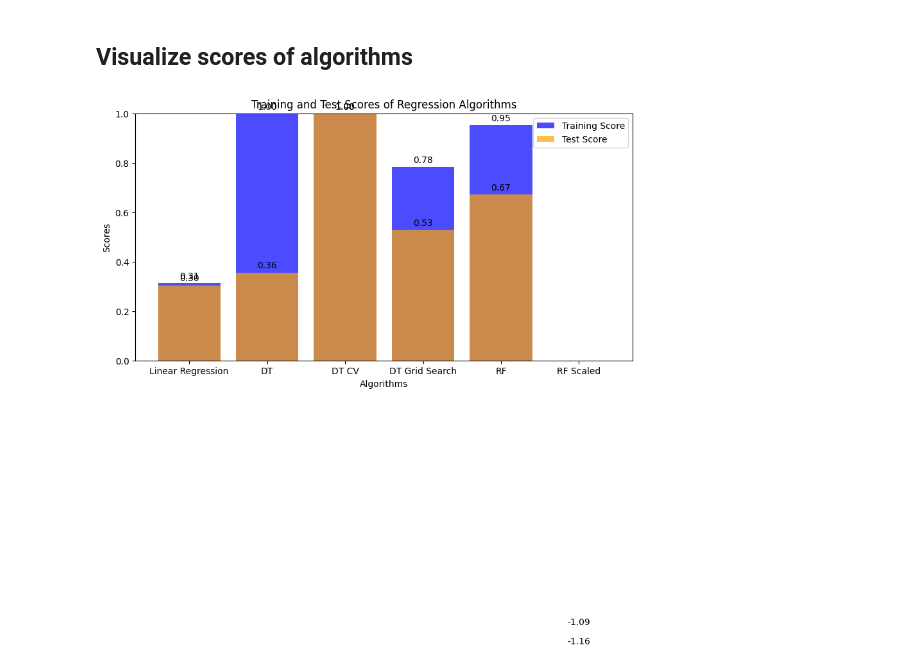
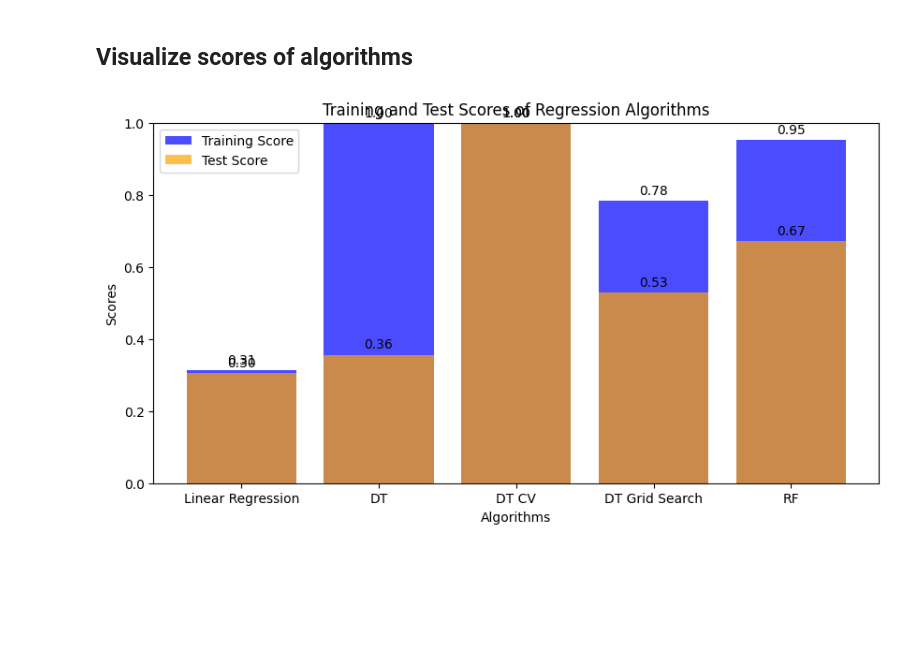
Before and after one commit to adnanjpg/data-mining-project, a Jupyter notebook: polars.ipynb, the cells around one changed output. Cells and saved outputs as stored; diff of their text form; code cells hidden in the pictures; blank space fills up the shorter version.

Commit message:
remove negative result

```diff
--- a/polars.ipynb
+++ b/polars.ipynb
@@ -816,30 +816,34 @@ plt.show()
 # %% [markdown]
 ## Visualize scores of algorithms
 # %%
+# remove last from pred_results
+new_pred_results = pred_results[:-1]
+
+
 # Extract data from the tuple
-train_scores, test_scores, algorithms = zip(*pred_results)
+train_scores, test_scores, algorithms = zip(*new_pred_results)
 
 # Create a bar plot for training scores
 plt.figure(figsize=(10, 5))
 plt.bar(algorithms, train_scores, color='blue', alpha=0.7, label='Training Score')
 
 # Add data labels
 for i, score in enumerate(train_scores):
     plt.text(i, score + 0.01, f'{score:.2f}', ha='center', va='bottom')
 
 # Create a bar plot for test scores
 plt.bar(algorithms, test_scores, color='orange', alpha=0.7, label='Test Score')
 
 # Add data labels
 for i, score in enumerate(test_scores):
     plt.text(i, score + 0.01, f'{score:.2f}', ha='center', va='bottom')
 
 # Set plot properties
 plt.ylim(0, 1.0)
 plt.title('Training and Test Scores of Regression Algorithms')
 plt.xlabel('Algorithms')
 plt.ylabel('Scores')
 plt.legend()
 plt.show()
 # %% [output]
-[figure, old version]
+[figure, new version]
```
Also changed, not shown: 1 other file.
